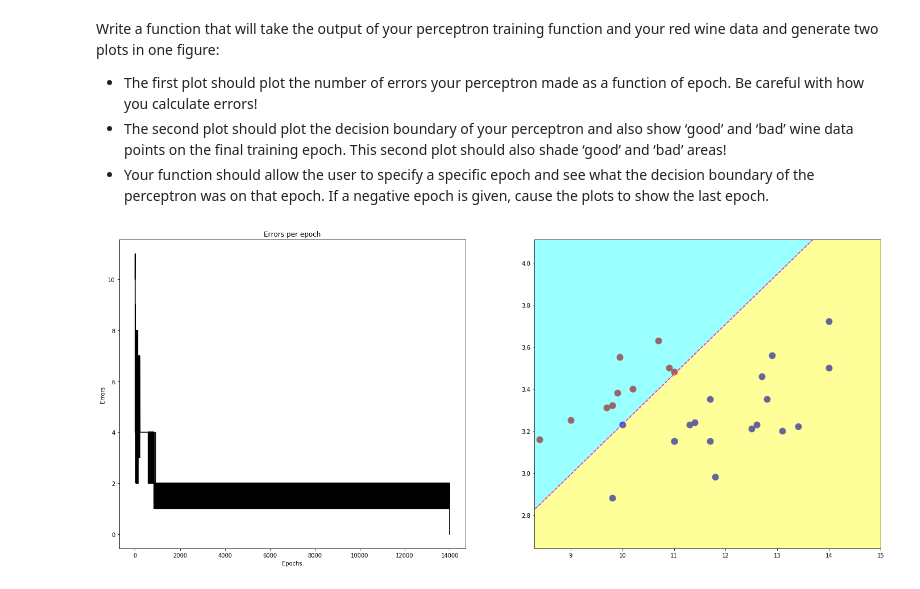
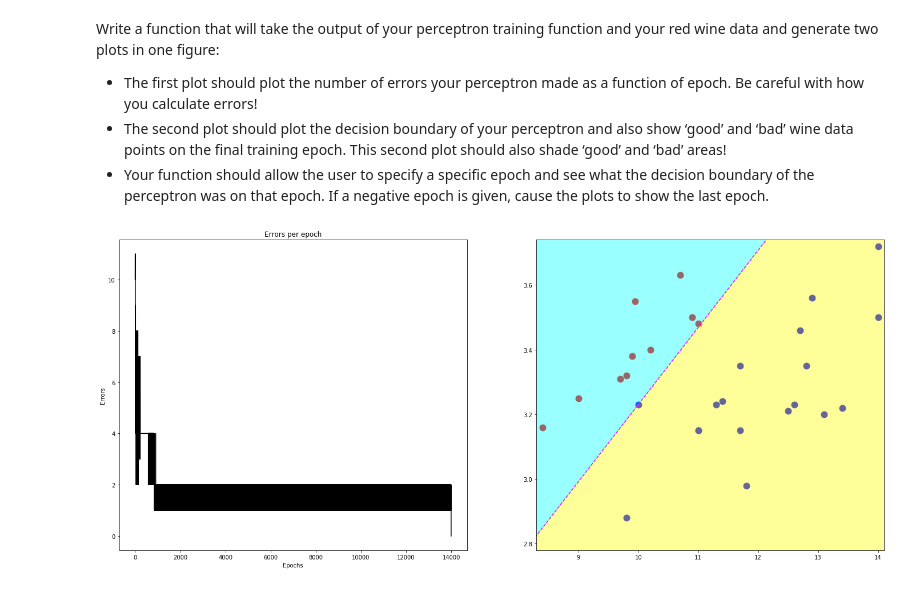
Before and after one commit to o4eredko/ft_sommelier, a Jupyter notebook: notebooks/main.ipynb, the cells around one changed output. Drawn from its saved outputs; the diff is of its cells as text; code cells hidden in the pictures.

```diff
--- a/notebooks/main.ipynb
+++ b/notebooks/main.ipynb
@@ -228,36 +228,37 @@ def plot_performance(performance, wine_data, good_thres, bad_thres, epoch=-1, sa
     Parameters
     ----------
     performance: list of tuples in the following format: (current_epoch, epoch_errors, [array_of_weights], bias)
     wine_data: Pandas Data Frame, chemical elements and quality for wines data set
     good_thres: int, good wine quality
     bad_thres: int, bad_wine_quality
     epoch: int, default < =, epoch to show decision boundary for. Should be < 0 to show the last epoch.
     save_plot: boolean, default: False, if True then saves the plot to the file: `plot_performance.png`
     """
     fig, axes = plt.subplots(nrows=1, ncols=2, figsize=(24, 10))
     stat = list(zip(*performance))
     if epoch < 0:
         epoch = len(stat[0]) - 1
 
     axes[0].set_title("Errors per epoch")
     axes[0].set_xlabel("Epochs")
     axes[0].set_ylabel("Errors")
     axes[0].plot(stat[0], stat[1], color='black')
 
-    x_min = wine_data.loc[:, 'alcohol'].min()
-    x_max = wine_data.loc[:, 'alcohol'].max()
-    y_min = wine_data.loc[:, 'pH'].min()
-    y_max = wine_data.loc[:, 'pH'].max()
+    data = wine_data[(wine_data['quality'] >= good_thres) | (wine_data['quality'] <= bad_thres)]
+    x_min = data.loc[:, 'alcohol'].min()
+    x_max = data.loc[:, 'alcohol'].max()
+    y_min = data.loc[:, 'pH'].min()
+    y_max = data.loc[:, 'pH'].max()
     axes[1].set_xlim(x_min - 0.1, x_max + 0.1)
-    axes[1].set_ylim(y_min - 0.1, y_max + 0.1)
+    axes[1].set_ylim(y_min - 0.0, y_max + 0.02)
     good_wines = wine_data[wine_data['quality'] >= good_thres]
     bad_wines = wine_data[wine_data['quality'] <= bad_thres]
     axes[1].scatter(good_wines.loc[:, 'alcohol'], good_wines.loc[:, 'pH'], s=120, c='blue')
     axes[1].scatter(bad_wines.loc[:, 'alcohol'], bad_wines.loc[:, 'pH'], s=120, c='red')
     draw_decision_boundary(axes[1], stat, wine_data, epoch)
     if save_plot:
         fig.savefig('plot_performance.png')
     return fig
 fig = plot_performance(performance, red_wine, 8, 3, save_plot=True)
 # %% [output]
-[figure, old version]
+[figure, new version]
```
Also changed, not shown: 1 other file.
